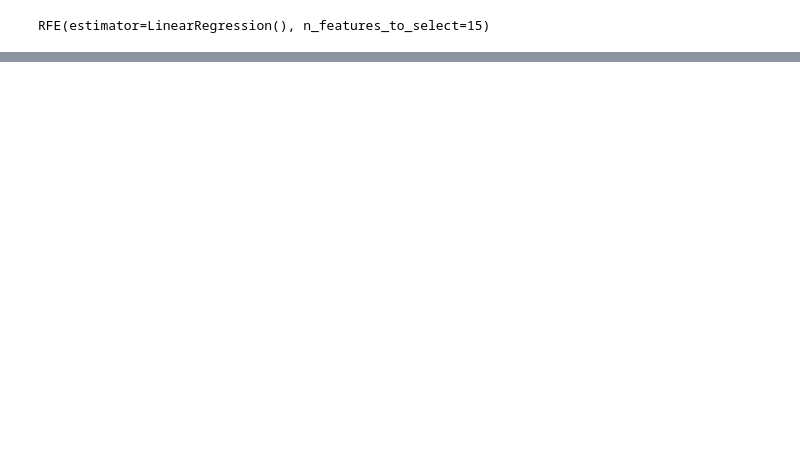
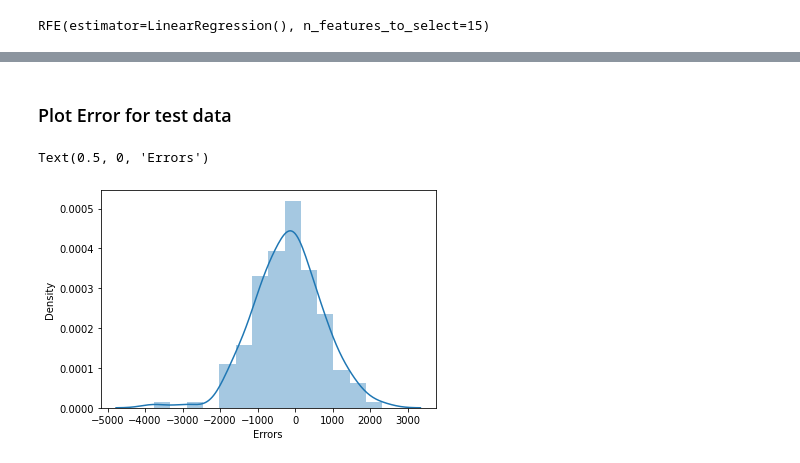
Before and after one commit to Manikgarg13/Bike-Sharing-Assignment, a Jupyter notebook: Bike-Sharing-Assignment.ipynb, the cells around one changed output, grey strips where cells are left out. Drawn from its saved outputs; the diff is of its cells as text; code cells hidden in the pictures; blank space fills up the shorter version.

```diff
--- a/Bike-Sharing-Assignment.ipynb
+++ b/Bike-Sharing-Assignment.ipynb
@@ -552,0 +568,9 @@ Feature names must be in the same order as they were in fit.
+# %% [markdown]
+### Plot Error for test data
+# %%
+#visualize the errors
+sns.distplot(y_test-y_test_pred)
+plt.xlabel('Errors')
+# %% [output]
+Text(0.5, 0, 'Errors')
+[figure, added]
```
Also changed, not shown: parts of 89 cells of this notebook.
